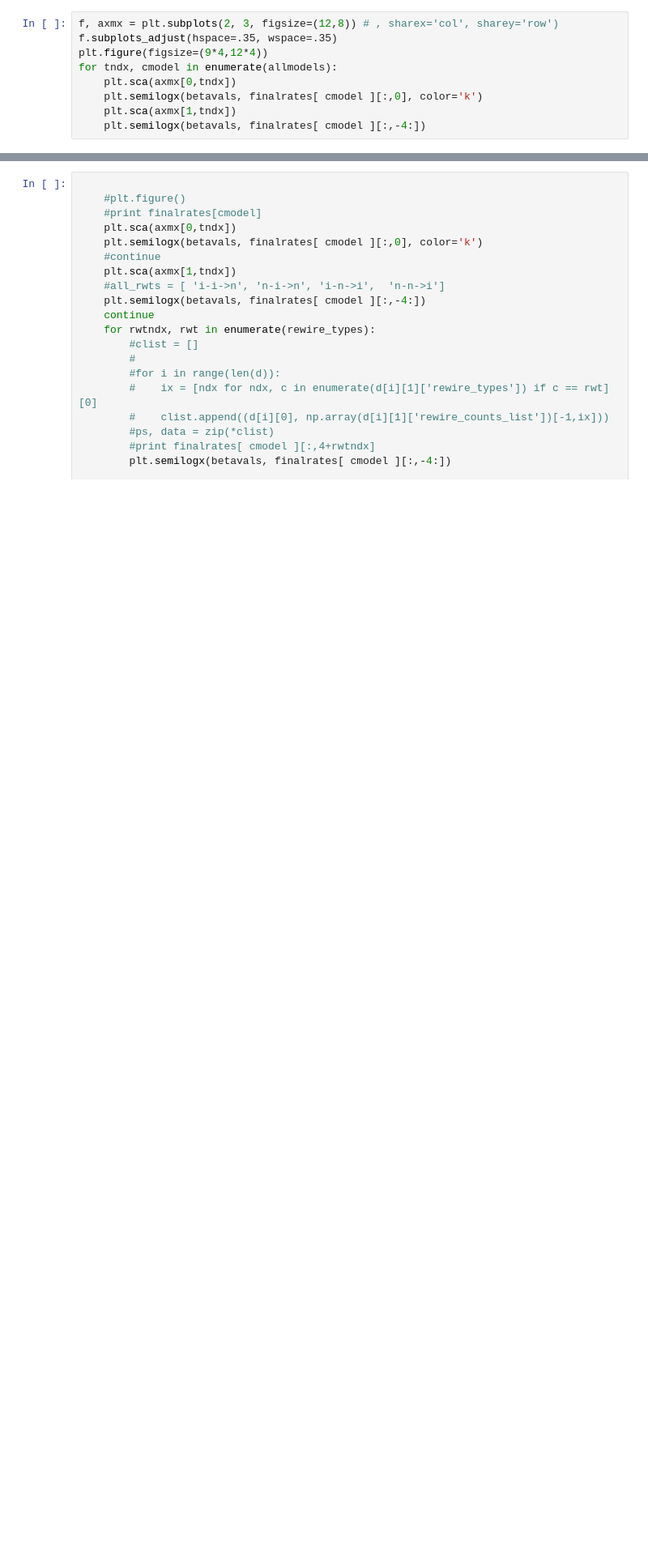
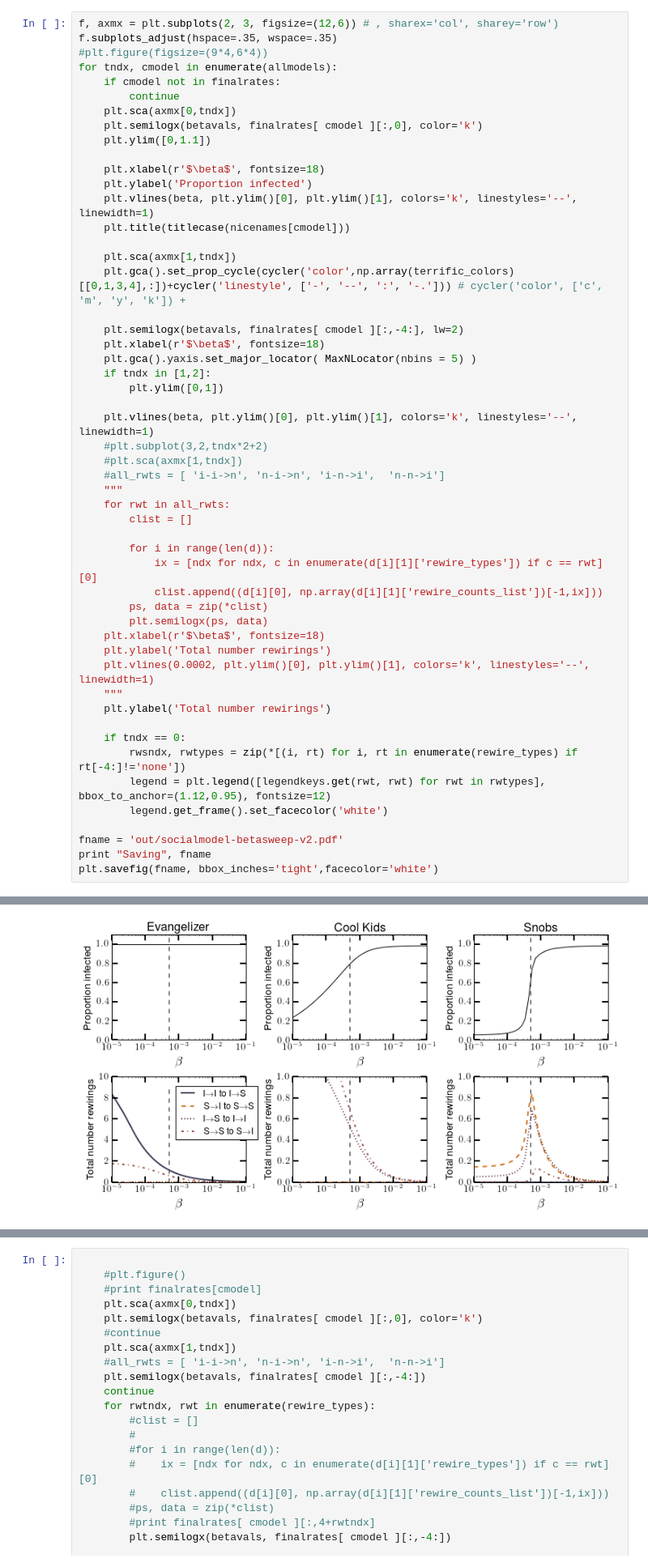
Before and after one commit to sfi72hs/sixteen, a Jupyter notebook: weird/PNASVersion.ipynb, the cells around one changed output, grey strips where cells are left out. Shown at 81% size. Cells and saved outputs as stored; diff of their text form; blank space fills up the shorter version.

```diff
--- a/weird/PNASVersion.ipynb
+++ b/weird/PNASVersion.ipynb
@@ -341,9 +285,53 @@ for cmodel in allmodels:
-# %%
-f, axmx = plt.subplots(2, 3, figsize=(12,8)) # , sharex='col', sharey='row')
-f.subplots_adjust(hspace=.35, wspace=.35)
-plt.figure(figsize=(9*4,12*4))
-for tndx, cmodel in enumerate(allmodels):
-    plt.sca(axmx[0,tndx])
-    plt.semilogx(betavals, finalrates[ cmodel ][:,0], color='k')
-    plt.sca(axmx[1,tndx])
-    plt.semilogx(betavals, finalrates[ cmodel ][:,-4:])
+# %%
+f, axmx = plt.subplots(2, 3, figsize=(12,6)) # , sharex='col', sharey='row')
+f.subplots_adjust(hspace=.35, wspace=.35)
+#plt.figure(figsize=(9*4,6*4))
+for tndx, cmodel in enumerate(allmodels):
+    if cmodel not in finalrates:
+        continue
+    plt.sca(axmx[0,tndx])
+    plt.semilogx(betavals, finalrates[ cmodel ][:,0], color='k')
+    plt.ylim([0,1.1])
+
+    plt.xlabel(r'$\beta$', fontsize=18)
+    plt.ylabel('Proportion infected')
+    plt.vlines(beta, plt.ylim()[0], plt.ylim()[1], colors='k', linestyles='--', linewidth=1)
+    plt.title(titlecase(nicenames[cmodel]))
+
+    plt.sca(axmx[1,tndx])
+    plt.gca().set_prop_cycle(cycler('color',np.array(terrific_colors)[[0,1,3,4],:])+cycler('linestyle', ['-', '--', ':', '-.'])) # cycler('color', ['c', 'm', 'y', 'k']) +
+
+    plt.semilogx(betavals, finalrates[ cmodel ][:,-4:], lw=2)
+    plt.xlabel(r'$\beta$', fontsize=18)
+    plt.gca().yaxis.set_major_locator( MaxNLocator(nbins = 5) )
+    if tndx in [1,2]:
+        plt.ylim([0,1])
+
+    plt.vlines(beta, plt.ylim()[0], plt.ylim()[1], colors='k', linestyles='--', linewidth=1)
+    #plt.subplot(3,2,tndx*2+2)
+    #plt.sca(axmx[1,tndx])
+    #all_rwts = [ 'i-i->n', 'n-i->n', 'i-n->i',  'n-n->i']
+    """
+    for rwt in all_rwts:
+        clist = []
+
+        for i in range(len(d)):
+            ix = [ndx for ndx, c in enumerate(d[i][1]['rewire_types']) if c == rwt][0]
+            clist.append((d[i][0], np.array(d[i][1]['rewire_counts_list'])[-1,ix]))
+        ps, data = zip(*clist)
+        plt.semilogx(ps, data)
+    plt.xlabel(r'$\beta$', fontsize=18)
+    plt.ylabel('Total number rewirings')
+    plt.vlines(0.0002, plt.ylim()[0], plt.ylim()[1], colors='k', linestyles='--', linewidth=1)
+    """
+    plt.ylabel('Total number rewirings')
+
+    if tndx == 0:
+        rwsndx, rwtypes = zip(*[(i, rt) for i, rt in enumerate(rewire_types) if rt[-4:]!='none'])
+        legend = plt.legend([legendkeys.get(rwt, rwt) for rwt in rwtypes], bbox_to_anchor=(1.12,0.95), fontsize=12)
+        legend.get_frame().set_facecolor('white')
+
+fname = 'out/socialmodel-betasweep-v2.pdf'
+print "Saving", fname
+plt.savefig(fname, bbox_inches='tight',facecolor='white')
+# %% [output]
@@ -349,0 +339 @@ for tndx, cmodel in enumerate(allmodels):
+[figure, added]
```
Also changed, not shown: parts of 10 cells of this notebook, 3 other files.
